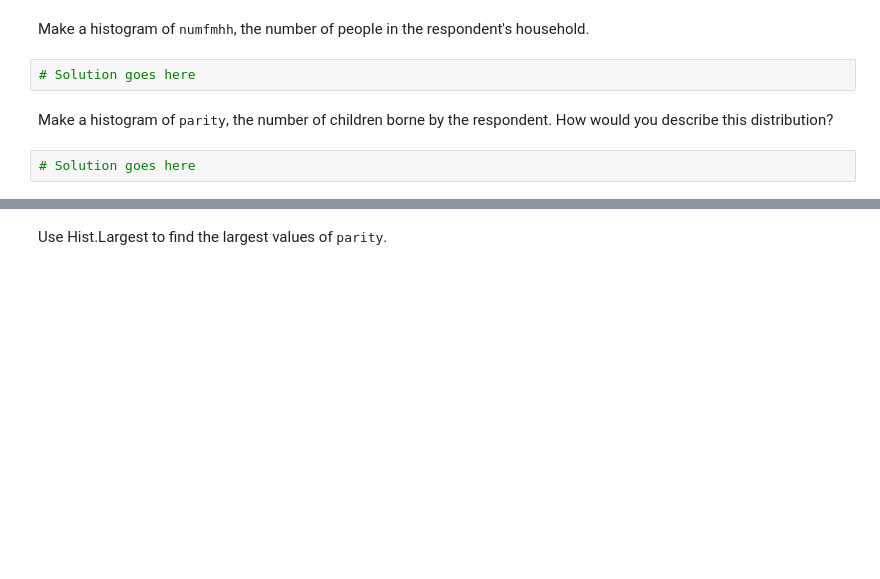
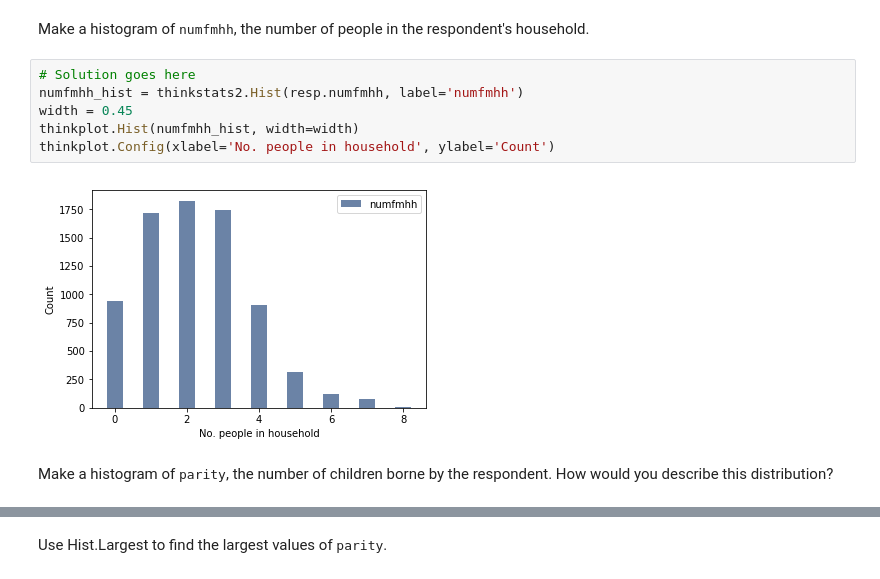
Before and after one commit to gsidsid/ThinkStats2, a Jupyter notebook: code/chap02ex.ipynb, the cells around one changed output, grey strips where cells are left out. Drawn from its saved outputs; the diff is of its cells as text; blank space fills up the shorter version.

```diff
--- a/code/chap02ex.ipynb
+++ b/code/chap02ex.ipynb
@@ -263,8 +290,12 @@ Make a histogram of <tt>age_r</tt>, the respondent's age at the time of intervie
 # %% [markdown]
 Make a histogram of <tt>numfmhh</tt>, the number of people in the respondent's household.
-# %%
-# Solution goes here
+# %%
+# Solution goes here
+numfmhh_hist = thinkstats2.Hist(resp.numfmhh, label='numfmhh')
+width = 0.45
+thinkplot.Hist(numfmhh_hist, width=width)
+thinkplot.Config(xlabel='No. people in household', ylabel='Count')
+# %% [output]
+[figure, added]
 # %% [markdown]
 Make a histogram of <tt>parity</tt>, the number of children borne by the respondent.  How would you describe this distribution?
-# %%
-# Solution goes here
```
Also changed, not shown: parts of 21 cells of this notebook.
